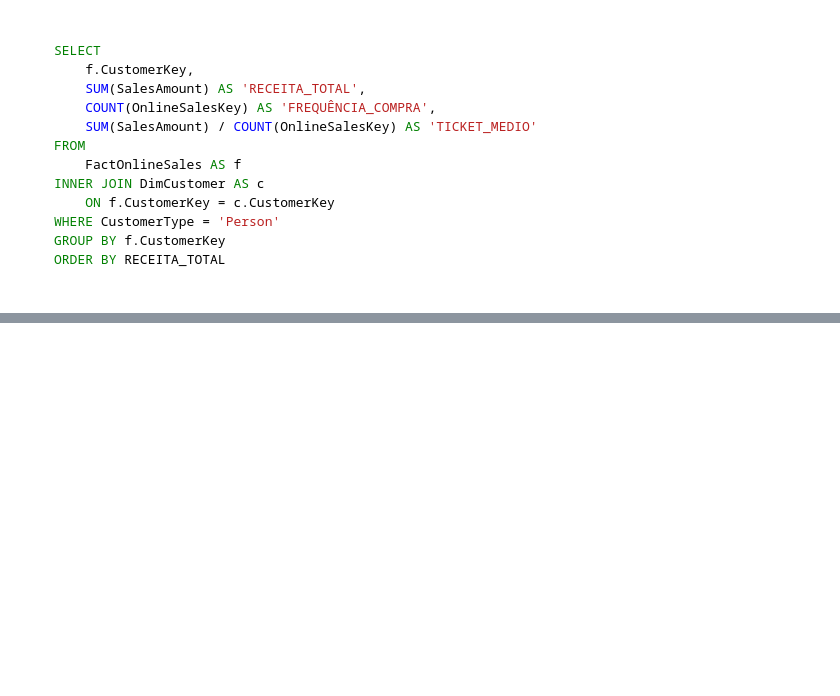
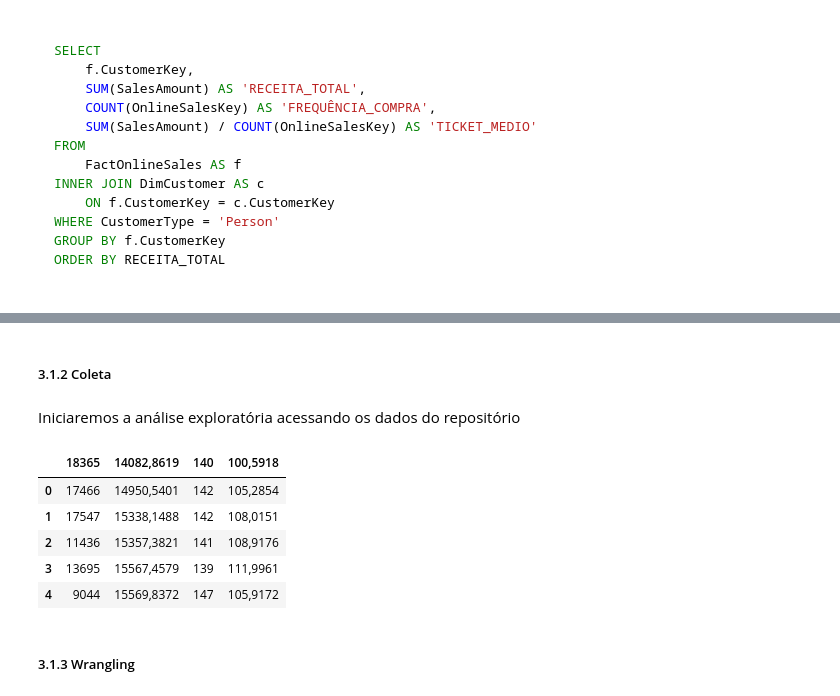
Before and after one commit to thiagonoobre/Customer-Insights-Segmentation-KMeans, a Jupyter notebook: Exploração_Análise_de_Dados_de_Vendas.ipynb, the cells around one changed output, grey strips where cells are left out. Saved outputs shown, nothing was run; the diff lists cells and outputs as text; code cells hidden in the pictures; blank space fills up the shorter version.

```diff
--- a/Exploração_Análise_de_Dados_de_Vendas.ipynb
+++ b/Exploração_Análise_de_Dados_de_Vendas.ipynb
@@ -338,0 +362,4 @@ ORDER BY RECEITA_TOTAL
+# %% [markdown]
+##### 3\.1\.2 Coleta
+# %% [markdown]
+Iniciaremos a análise exploratória acessando os dados do repositório
@@ -338,0 +372,17 @@ ORDER BY RECEITA_TOTAL
+# %%
+# Para ajudar a achar o caminho do arquivo
+# você pode selecionar o arquivo desejado clicar com botão direito
+# e copiar o caminho
+
+df = pd.read_csv('/content/Projeto_Analise_de_Vendas/arquivos_csv/resultado_query_freq_ticket_receita.csv', sep=';')
+# %%
+df.head()
+# %% [output]
+|  | 18365 | 14082,8619 | 140 | 100,5918 |
+| 0 | 17466 | 14950,5401 | 142 | 105,2854 |
+| 1 | 17547 | 15338,1488 | 142 | 108,0151 |
+| 2 | 11436 | 15357,3821 | 141 | 108,9176 |
+| 3 | 13695 | 15567,4579 | 139 | 111,9961 |
+| 4 | 9044 | 15569,8372 | 147 | 105,9172 |
+# %% [markdown]
+##### 3\.1\.3 Wrangling
```
Also changed, not shown: parts of 23 cells of this notebook.
